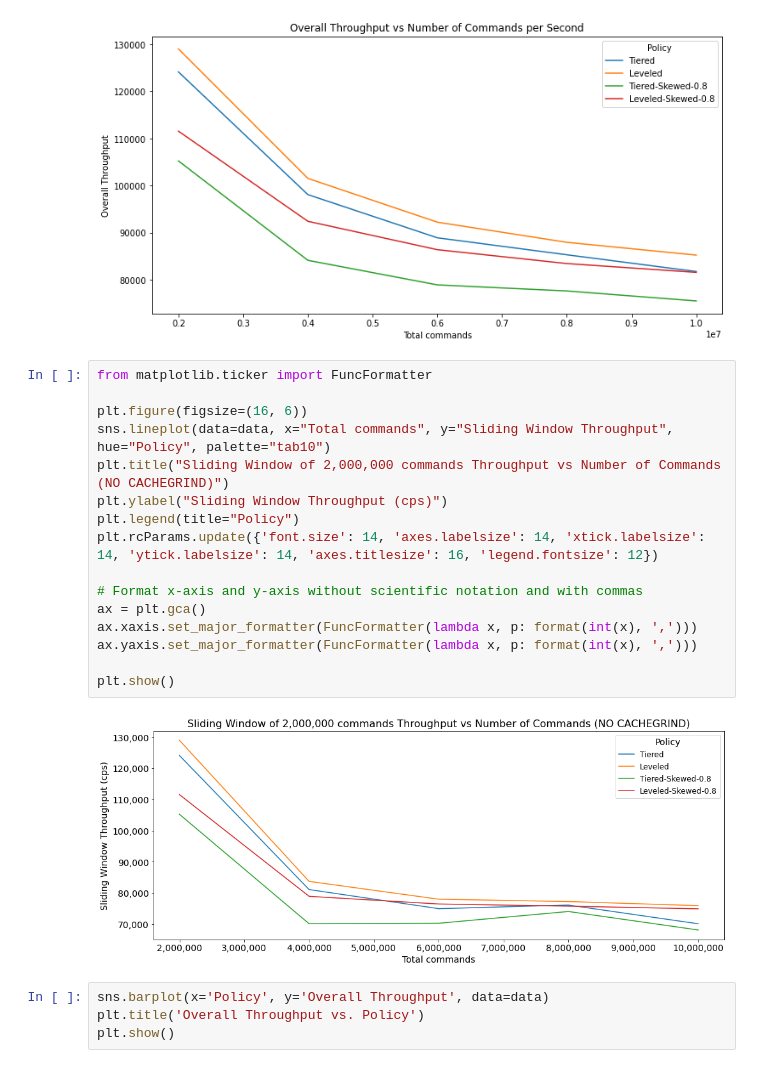
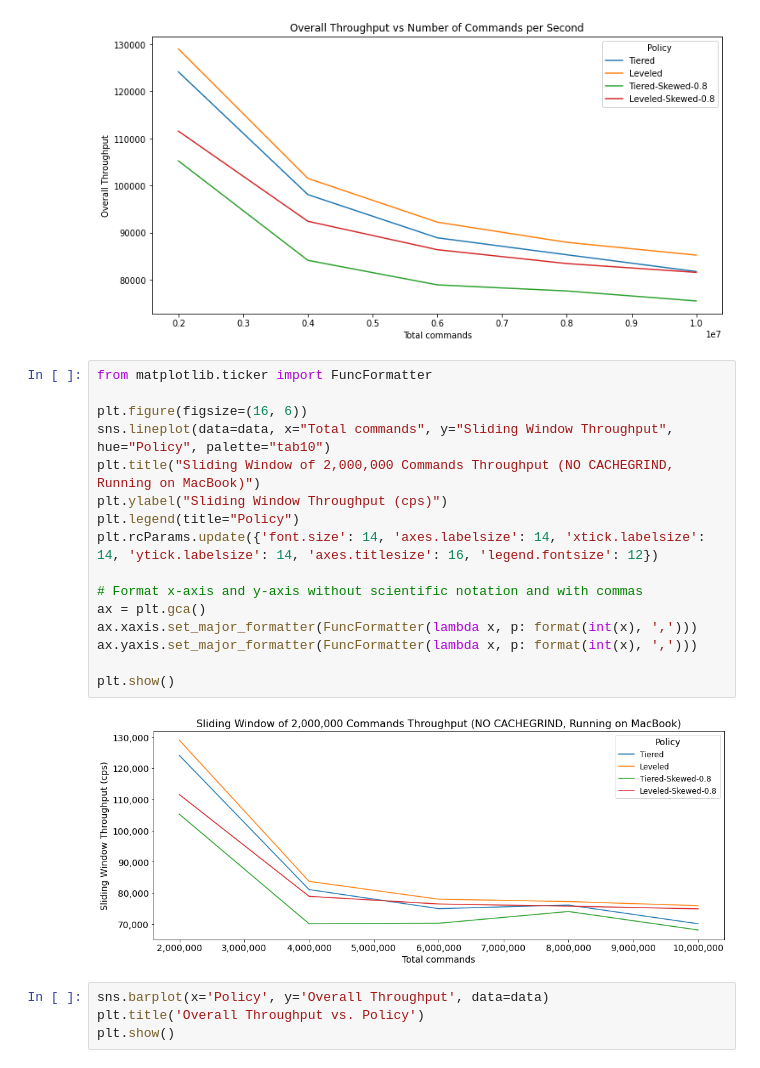
Before and after one commit to iankelk/lsm-tree, a Jupyter notebook: jupyter/Get Experiment Mac.ipynb, the cells around one changed output. Drawn from its saved outputs; the diff is of its cells as text.

```diff
--- a/jupyter/Get Experiment Mac.ipynb
+++ b/jupyter/Get Experiment Mac.ipynb
@@ -28,21 +28,21 @@ plt.show()
 # %%
 from matplotlib.ticker import FuncFormatter
 
 plt.figure(figsize=(16, 6))
 sns.lineplot(data=data, x="Total commands", y="Sliding Window Throughput", hue="Policy", palette="tab10")
-plt.title("Sliding Window of 2,000,000 commands Throughput vs Number of Commands (NO CACHEGRIND)")
+plt.title("Sliding Window of 2,000,000 Commands Throughput (NO CACHEGRIND, Running on MacBook)")
 plt.ylabel("Sliding Window Throughput (cps)")
 plt.legend(title="Policy")
 plt.rcParams.update({'font.size': 14, 'axes.labelsize': 14, 'xtick.labelsize': 14, 'ytick.labelsize': 14, 'axes.titlesize': 16, 'legend.fontsize': 12})
 
 # Format x-axis and y-axis without scientific notation and with commas
 ax = plt.gca()
 ax.xaxis.set_major_formatter(FuncFormatter(lambda x, p: format(int(x), ',')))
 ax.yaxis.set_major_formatter(FuncFormatter(lambda x, p: format(int(x), ',')))
 
 plt.show()
 # %% [output]
-[figure, old version]
+[figure, new version]
 # %%
 sns.barplot(x='Policy', y='Overall Throughput', data=data)
 plt.title('Overall Throughput vs. Policy')
```
Also changed, not shown: 12 other files.
